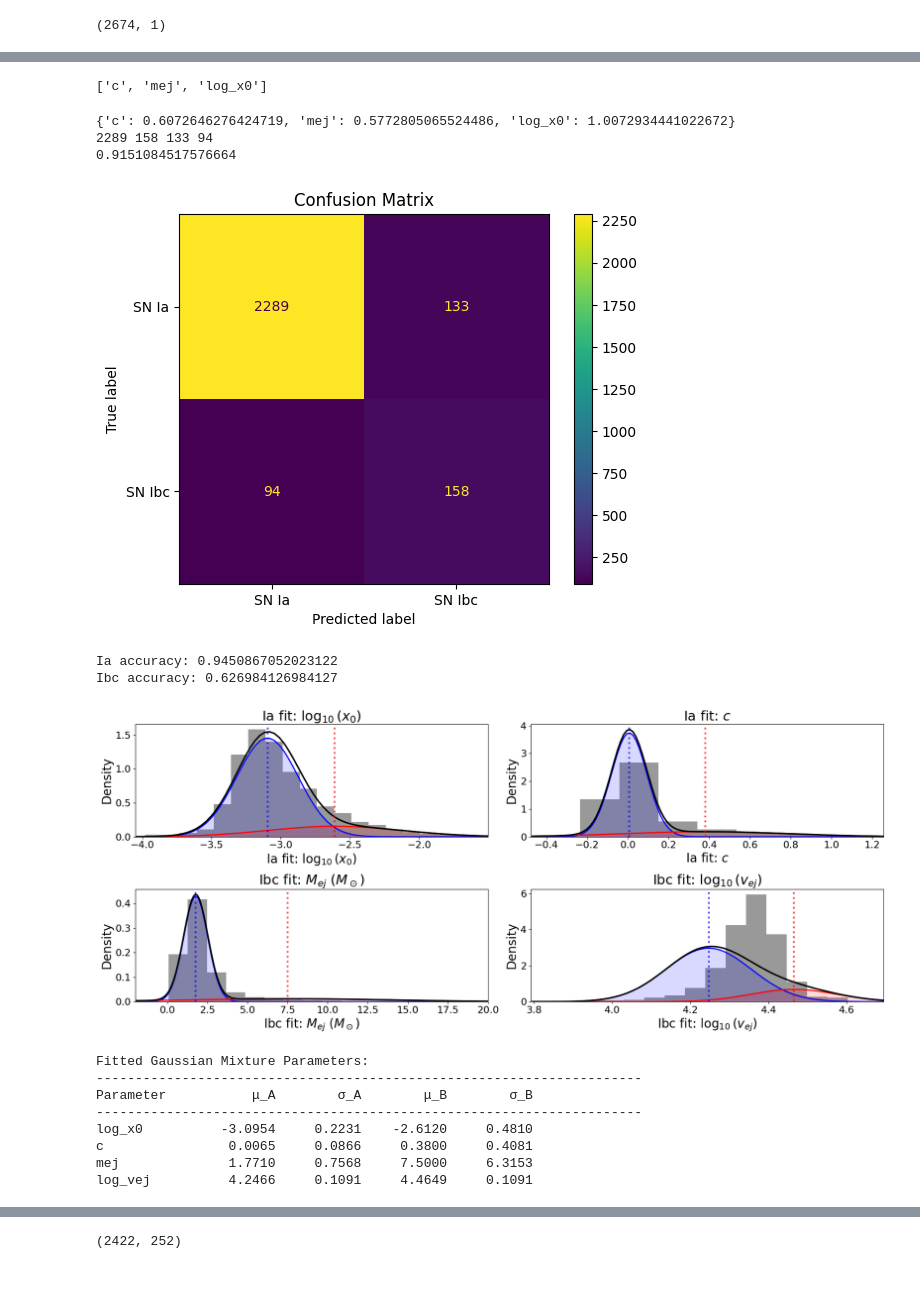
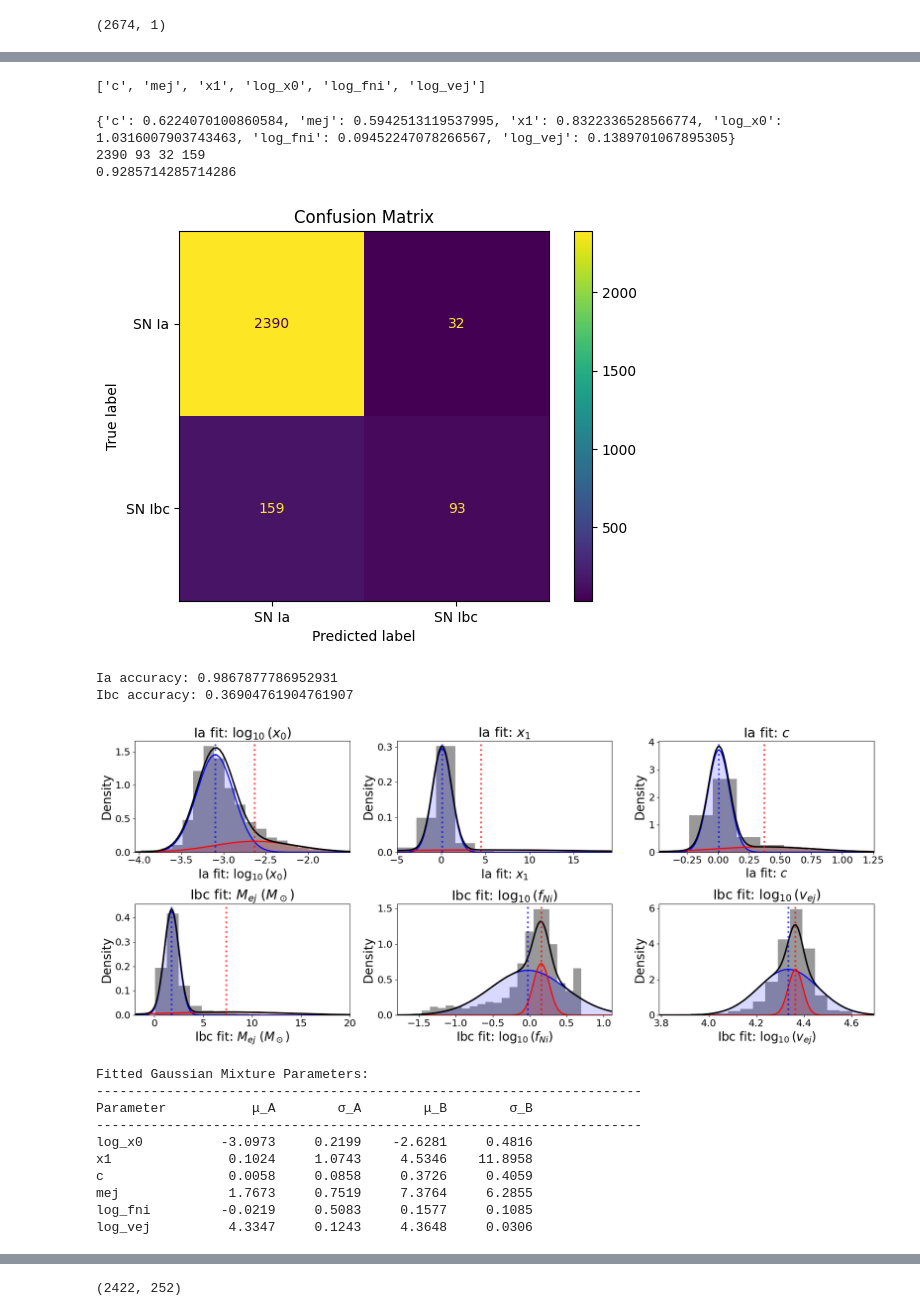
Before and after one commit to asmuzsoy/beams_ext, a Jupyter notebook: separate_parameters.ipynb, the cells around one changed output, grey strips where cells are left out. Saved outputs shown, nothing was run; the diff lists cells and outputs as text; code cells hidden in the pictures; blank space fills up the shorter version.

```diff
--- a/separate_parameters.ipynb
+++ b/separate_parameters.ipynb
@@ -167,7 +167,7 @@ fig, axes = plt.subplots(2, 4, figsize=(20, 8))
 
 # Plot Ia fitted parameters
 # for i, param in enumerate(ia_param_names[:4]):
-for i, param in enumerate(['t0', 'c', 'x0', 'x1']):
+for i, param in enumerate(['t0', 'c', 'log_x0', 'x1']):
     ia_values = [sn.ia_fit[param] for sn in true_ia_sne if sn.ia_fit[param] is not None]
     ibc_values = [sn.ia_fit[param] for sn in true_ibc_sne if sn.ia_fit[param] is not None]
     if param == 'x0':
@@ -175,8 +175,8 @@ for i, param in enumerate(['t0', 'c', 'x0', 'x1']):
         ibc_values = [np.log10(v) for v in ibc_values if v > 0]
     all_values = ia_values + ibc_values
     bins = np.histogram_bin_edges(all_values, bins=20)
-    axes[0, i].hist(ia_values, bins=bins, color='c', alpha=0.7, label='True Ia', density=True)
-    axes[0, i].hist(ibc_values, bins=bins, color='m', alpha=0.7, label='True Ibc', density=True)
+    axes[0, i].hist(ia_values, bins=bins, color='c', alpha=0.7, label='True Ia', density=False)
+    axes[0, i].hist(ibc_values, bins=bins, color='m', alpha=0.7, label='True Ibc', density=False)
     axes[0, i].set_title(f"Ia Fit: {param_labels_no_units[param]}", fontsize=titlefontsize )
     axes[0, i].set_xlabel(param_labels[param], fontsize = labelfontsize)
     axes[0, i].set_ylabel("Count", fontsize=labelfontsize)
@@ -185,8 +185,7 @@ for i, param in enumerate(['t0', 'c', 'x0', 'x1']):
 
 # Plot Ibc fitted parameters
 # for i, param in enumerate(ibc_param_names[:4]):
-for i, param in enumerate(['texp', 'log_mej',  'log_fni', 'log_vej']):
-
+for i, param in enumerate(['texp', 'mej',  'log_fni', 'log_vej']):
     ia_values = [sn.ibc_fit[param] for sn in true_ia_sne if sn.ibc_fit[param] is not None]
     ibc_values = [sn.ibc_fit[param] for sn in true_ibc_sne if sn.ibc_fit[param] is not None]
     if param == 'vej' or param == 'fni':
@@ -194,8 +193,8 @@ for i, param in enumerate(['texp', 'log_mej',  'log_fni', 'log_vej']):
         ibc_values = [np.log10(v) for v in ibc_values if v > 0]
     all_values = ia_values + ibc_values
     bins = np.histogram_bin_edges(all_values, bins=20)
-    axes[1, i].hist(ia_values, bins=bins, color='c', alpha=0.7, label='True Ia', density=True)
-    axes[1, i].hist(ibc_values, bins=bins, color='m', alpha=0.7, label='True Ibc', density=True)
+    axes[1, i].hist(ia_values, bins=bins, color='c', alpha=0.7, label='True Ia', density=False)
+    axes[1, i].hist(ibc_values, bins=bins, color='m', alpha=0.7, label='True Ibc', density=False)
     axes[1, i].set_title(f"Ibc Fit: {param_labels_no_units[param]}", fontsize=titlefontsize )
     axes[1, i].set_xlabel(param_labels[param], fontsize = labelfontsize)
     axes[1, i].set_ylabel("Count", fontsize=labelfontsize)
@@ -272,8 +271,8 @@ gammas_a = {'texp': [], 'mej': [], 'log_mej': [], 'log_fni': [], 'fni': [],'log_
 gammas_b = {'texp': [], 'mej': [], 'log_mej': [], 'log_fni': [], 'fni': [],'log_vej': [], 't0': [], 'x0': [], 'log_x0': [], 'x1':[], 'log_x1': [], 'c': []}
 
 # params_to_use = ['t0', 'c', 'mej', 'texp', 'x1', 'log_x0', 'log_fni', 'log_vej']
-# params_to_use = ['c', 'mej', 'x1', 'log_x0', 'log_fni', 'log_vej']
-params_to_use = ['c', 'mej', 'log_x0']
+params_to_use = ['c', 'mej', 'x1', 'log_x0', 'log_fni', 'log_vej']
+# params_to_use = ['c', 'mej']
 
 # params_to_use = list(mus_a.keys())  # Use all parameters for fitting
 
@@ -486,7 +484,7 @@ print((num_correct_ia + num_correct_ibc) / len(all_sne))
 # %%
 params_to_use
 # %% [output]
-['c', 'mej', 'log_x0']
+['c', 'mej', 'x1', 'log_x0', 'log_fni', 'log_vej']
 # %%
 from scipy.stats import entropy
 from scipy.special import kl_div
@@ -550,12 +548,12 @@ plt.show()
 print("Ia accuracy:", (num_correct_ia) / (num_correct_ia + num_wrong_true_ia))
 print("Ibc accuracy:", (num_correct_ibc) / (num_correct_ibc + num_wrong_true_ibc))
 # %% [output]
-{'c': 0.6072646276424719, 'mej': 0.5772805065524486, 'log_x0': 1.0072934441022672}
-2289 158 133 94
-0.9151084517576664
+{'c': 0.6224070100860584, 'mej': 0.5942513119537995, 'x1': 0.8322336528566774, 'log_x0': 1.0316007903743463, 'log_fni': 0.09452247078266567, 'log_vej': 0.1389701067895305}
+2390 93 32 159
+0.9285714285714286
-[figure, old version]
+[figure, new version]
-Ia accuracy: 0.9450867052023122
-Ibc accuracy: 0.626984126984127
+Ia accuracy: 0.9867877786952931
+Ibc accuracy: 0.36904761904761907
 # %%
 # for n in sigmas_b.keys():
 #     if sigmas_b[n] <= 0.01:
@@ -602,8 +600,8 @@ param_labels = {
 # fig.suptitle(f"Gaussian Mixture Model Fits (Mixing Fraction α = {alpha:.3f})", fontsize=14, fontweight='bold')
 
 # params_plot = ['t0', 'log_x0', 'x1', 'c', 'texp', 'mej', 'log_fni', 'log_vej']
-# params_plot = ['log_x0', 'x1', 'c', 'mej', 'log_fni', 'log_vej']
-params_plot = ['log_x0','c', 'mej', 'log_vej']
+params_plot = ['log_x0', 'x1', 'c', 'mej', 'log_fni', 'log_vej']
+# params_plot = ['c', 'mej']
 
 fig, axes = plt.subplots(2, len(params_plot) // 2, figsize=(18, 8))
 
@@ -640,42 +638,44 @@ for idx, param in enumerate(params_plot):
     # Set axis limits based on data
     data_min, data_max = np.percentile(samples, [1, 99])
     x_margin = (data_max - data_min) * 0.2
     ax.set_xlim(max(x[0], data_min - x_margin), min(x[-1], data_max + x_margin))
 
     # Styling
     ax.set_xlabel(param_labels[param], fontsize=labelfontsize)
     ax.set_ylabel('Density', fontsize=labelfontsize)
     ax.set_title(param_labels[param], fontsize=titlefontsize)
     # ax.legend(fontsize=labelfontsize, loc='upper right')
     ax.tick_params(axis='both', labelsize=tickfontsize)
 
 
     # Add mean markers
     ax.axvline(mu_a, color='blue', linestyle=':', alpha=0.7, linewidth=3)
     ax.axvline(mu_b, color='red', linestyle=':', alpha=0.7, linewidth=3)
 
 plt.tight_layout(rect=[0, 0, 1, 0.95])
 plt.show()
 
 fig.savefig("figures/gmm_results.pdf", bbox_inches='tight')
 
 # Print summary statistics
 print("\nFitted Gaussian Mixture Parameters:")
 print("-" * 70)
 print(f"{'Parameter':<12} {'μ_A':>10} {'σ_A':>10} {'μ_B':>10} {'σ_B':>10}")
 print("-" * 70)
 for param in params_plot:
         print(f"{param:<12} {mus_a[param]:>10.4f} {sigmas_a[param]:>10.4f} {mus_b[param]:>10.4f} {sigmas_b[param]:>10.4f}")
 # %% [output]
-[figure, old version]
+[figure, new version]
 Fitted Gaussian Mixture Parameters:
 ----------------------------------------------------------------------
 Parameter           μ_A        σ_A        μ_B        σ_B
 ----------------------------------------------------------------------
-log_x0          -3.0954     0.2231    -2.6120     0.4810
-c                0.0065     0.0866     0.3800     0.4081
-mej              1.7710     0.7568     7.5000     6.3153
-log_vej          4.2466     0.1091     4.4649     0.1091
+log_x0          -3.0973     0.2199    -2.6281     0.4816
+x1               0.1024     1.0743     4.5346    11.8958
+c                0.0058     0.0858     0.3726     0.4059
+mej              1.7673     0.7519     7.3764     6.2855
+log_fni         -0.0219     0.5083     0.1577     0.1085
+log_vej          4.3347     0.1243     4.3648     0.0306
 # %%
 def fit_gmm(sn_sample = all_sne, initial_alpha = 0.1, verbose = False):
 
```
Also changed, not shown: parts of 17 cells of this notebook.
